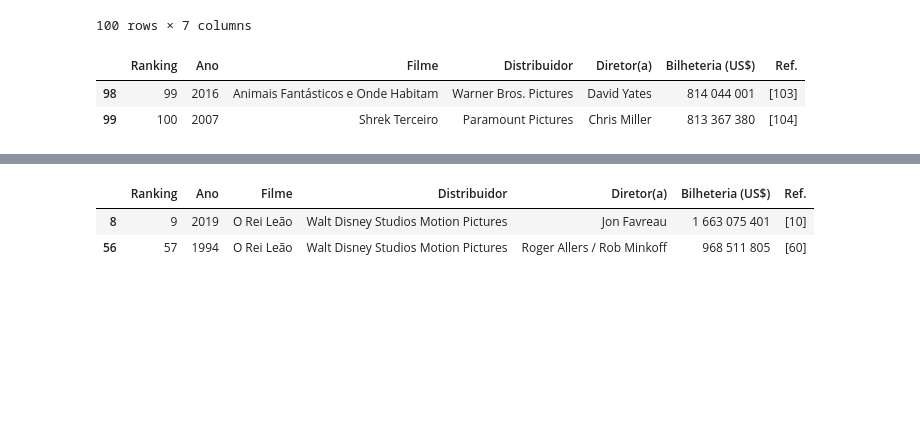
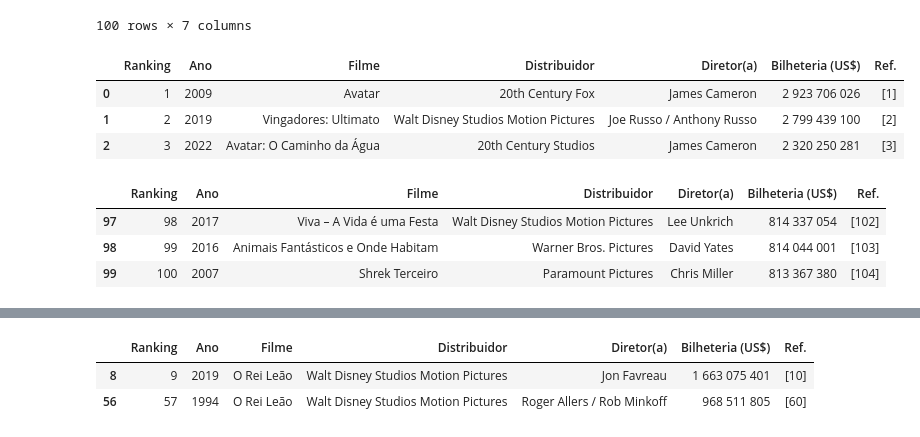
Before and after one commit to BrenooOliveira/bigData_senaiCourse, a Jupyter notebook: MostWatchedFilms.ipynb, the cells around one changed output, grey strips where cells are left out. Saved outputs shown, nothing was run; the diff lists cells and outputs as text; code cells hidden in the pictures; blank space fills up the shorter version.

Commit message:
refazendo procura pelos top3. Passamos a considerar a possibilidade dele nao estar ordenado

```diff
--- a/MostWatchedFilms.ipynb
+++ b/MostWatchedFilms.ipynb
@@ -57,14 +57,22 @@ df
 100 rows × 7 columns
 # %%
 # Apenas os 3 primeiros mais assistidos
-df[:3]
+#supondo que os filmes não estao ordenados:
+df.loc[(df['Ranking'] <= 3)]
+# %% [output]
+|  | Ranking | Ano | Filme | Distribuidor | Diretor(a) | Bilheteria (US$) | Ref. |
+| 0 | 1 | 2009 | Avatar | 20th Century Fox | James Cameron | 2 923 706 026 | [1] |
+| 1 | 2 | 2019 | Vingadores: Ultimato | Walt Disney Studios Motion Pictures | Joe Russo / Anthony Russo | 2 799 439 100 | [2] |
+| 2 | 3 | 2022 | Avatar: O Caminho da Água | 20th Century Studios | James Cameron | 2 320 250 281 | [3] |
-# %%
-#Os últimos 2 mais assistidos (top 100 filmes)
-df[98:]
-# %% [output]
-|  | Ranking | Ano | Filme | Distribuidor | Diretor(a) | Bilheteria (US$) | Ref. |
-| 98 | 99 | 2016 | Animais Fantásticos e Onde Habitam | Warner Bros. Pictures | David Yates | 814 044 001 | [103] |
-| 99 | 100 | 2007 | Shrek Terceiro | Paramount Pictures | Chris Miller | 813 367 380 | [104] |
+# %%
+# Apenas os 3 filmes menos assistidos
+#supondo que os filmes não estao ordenados:
+df.loc[(df['Ranking'] >= 98)]
+# %% [output]
+|  | Ranking | Ano | Filme | Distribuidor | Diretor(a) | Bilheteria (US$) | Ref. |
+| 97 | 98 | 2017 | Viva – A Vida é uma Festa | Walt Disney Studios Motion Pictures | Lee Unkrich | 814 337 054 | [102] |
+| 98 | 99 | 2016 | Animais Fantásticos e Onde Habitam | Warner Bros. Pictures | David Yates | 814 044 001 | [103] |
+| 99 | 100 | 2007 | Shrek Terceiro | Paramount Pictures | Chris Miller | 813 367 380 | [104] |
 # %%
 #A lista em ordem alfabética
 df.sort_values(by='Filme') # ordenando pela coluna 'Filme'
```
